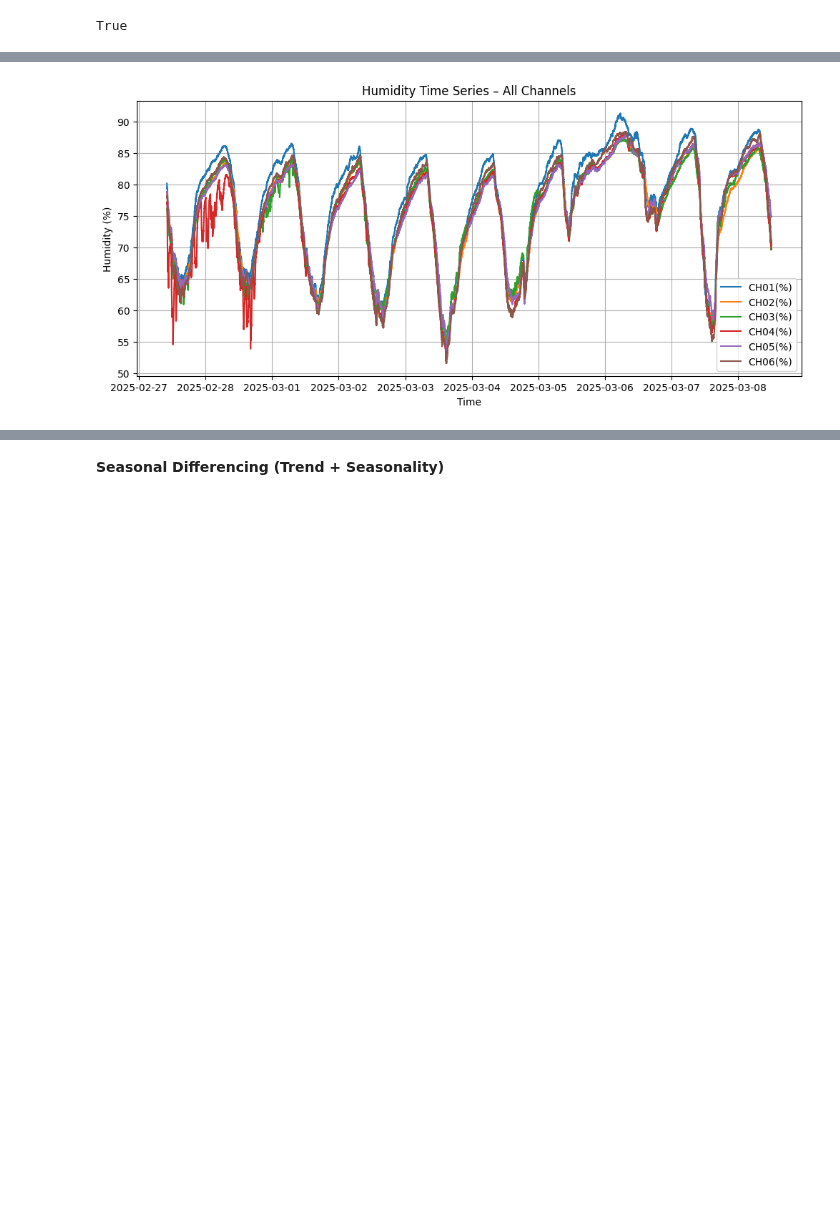
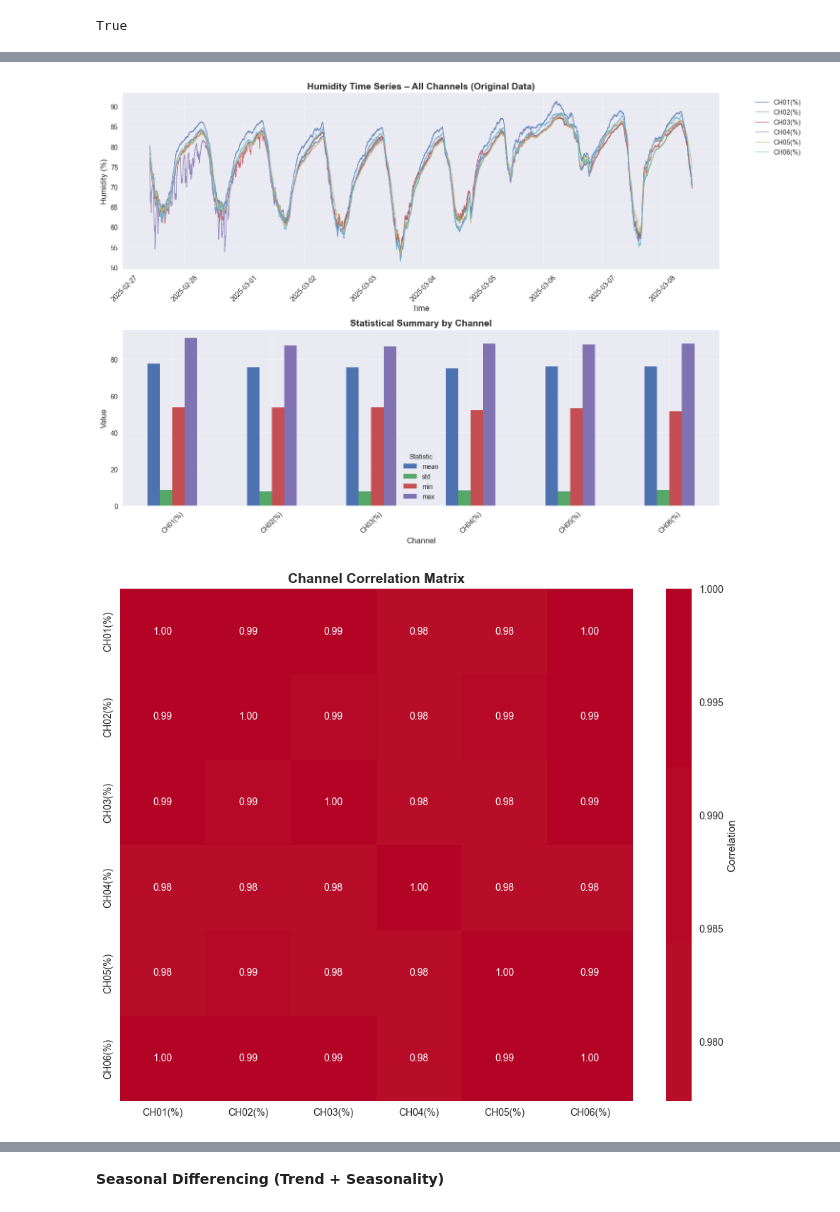
Before and after one commit to SulaimanTajuddin/TSA-F-Humidity-Warehouse, a Jupyter notebook: TSA-SARIMA (RawData2).ipynb, the cells around one changed output, grey strips where cells are left out. Cells and saved outputs as stored; diff of their text form; code cells hidden in the pictures; blank space fills up the shorter version.

```diff
--- a/TSA-SARIMA (RawData2).ipynb
+++ b/TSA-SARIMA (RawData2).ipynb
@@ -58,7 +80,10 @@ memory usage: 3.0 MB
 # %%
+# Check if Time column exists and handle appropriately
+print("Current DataFrame structure:")
+print(f"Index type: {type(combined_df.index)}")
+print(f"Columns: {list(combined_df.columns)}")
 
-# Convert Time column from string to datetime
-combined_df['Time'] = pd.to_datetime(combined_df['Time'], format='mixed')
-
-# Set Time as index for time series analysis
-combined_df = combined_df.set_index('Time')
+# Time column is already set as index during data loading, so we don't need to convert it again
+# The DataFrame already has a proper DatetimeIndex
+print(f"\nTime index is already set: {combined_df.index.is_monotonic_increasing}")
+print(f"Index range: {combined_df.index.min()} to {combined_df.index.max()}")
@@ -126,21 +192,50 @@ combined_df.head()
 # %%
+# Enhanced visualization with better styling
+try:
+    plt.style.use('seaborn-v0_8')
+except:
+    try:
+        plt.style.use('seaborn')
+    except:
+        print("Using default matplotlib style")
 
-# Convert all columns to numeric and coerce errors to NaN (in case there are any non-numeric values)
-combined_df = combined_df.apply(pd.to_numeric, errors='coerce')
+fig, axes = plt.subplots(2, 1, figsize=(15, 10))
 
-# Drop the non-sensor column if it exists
-combined_df = combined_df.drop(columns=['Index'], errors='ignore')
+# Plot 1: Original time series
+ax1 = axes[0]
+for col in combined_df.columns:
+    if col.startswith('CH'):
+        ax1.plot(combined_df.index, combined_df[col], label=col, alpha=0.8, linewidth=1)
 
-plt.figure(figsize=(12,5))
-for col in combined_df.columns:
-    plt.plot(combined_df.index, combined_df[col], label=col)
+ax1.set_title("Humidity Time Series – All Channels (Original Data)", fontsize=14, fontweight='bold')
+ax1.set_xlabel("Time", fontsize=12)
+ax1.set_ylabel("Humidity (%)", fontsize=12)
+ax1.legend(bbox_to_anchor=(1.05, 1), loc='upper left')
+ax1.grid(True, alpha=0.3)
+ax1.tick_params(axis='x', rotation=45)
 
-plt.title("Humidity Time Series – All Channels")
-plt.xlabel("Time")
-plt.ylabel("Humidity (%)")
-plt.legend()
-plt.grid(True)
+# Plot 2: Statistical summary
+ax2 = axes[1]
+combined_df.describe().T[['mean', 'std', 'min', 'max']].plot(kind='bar', ax=ax2)
+ax2.set_title("Statistical Summary by Channel", fontsize=14, fontweight='bold')
+ax2.set_xlabel("Channel", fontsize=12)
+ax2.set_ylabel("Value", fontsize=12)
+ax2.legend(title='Statistic')
+ax2.tick_params(axis='x', rotation=45)
+ax2.grid(True, alpha=0.3)
+
+plt.tight_layout()
 plt.show()
+
+# Additional visualization: Correlation heatmap
+plt.figure(figsize=(10, 8))
+correlation_matrix = combined_df.corr()
+sns.heatmap(correlation_matrix, annot=True, cmap='coolwarm', center=0,
+            square=True, fmt='.2f', cbar_kws={'label': 'Correlation'})
+plt.title("Channel Correlation Matrix", fontsize=14, fontweight='bold')
+plt.tight_layout()
+plt.show()
 # %% [output]
-[figure, old version]
+[figure, new version]
+[figure, added]
 # %%
```
Also changed, not shown: parts of 19 cells of this notebook.
